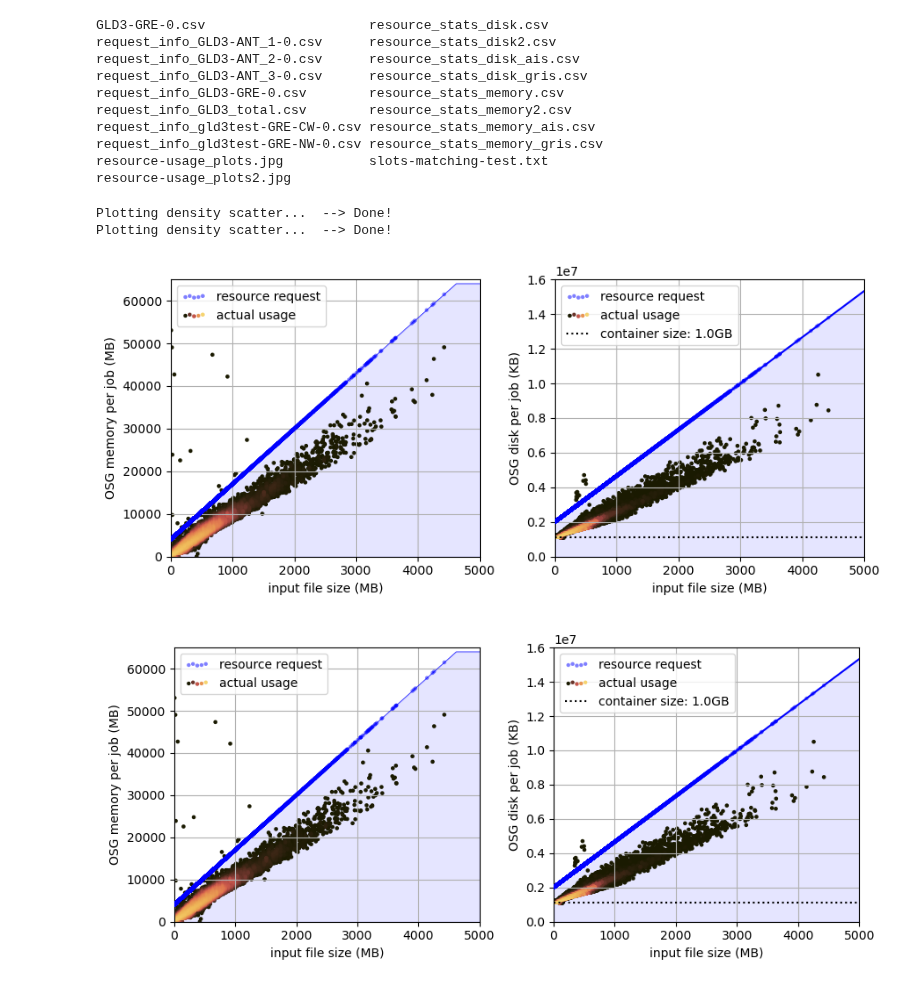
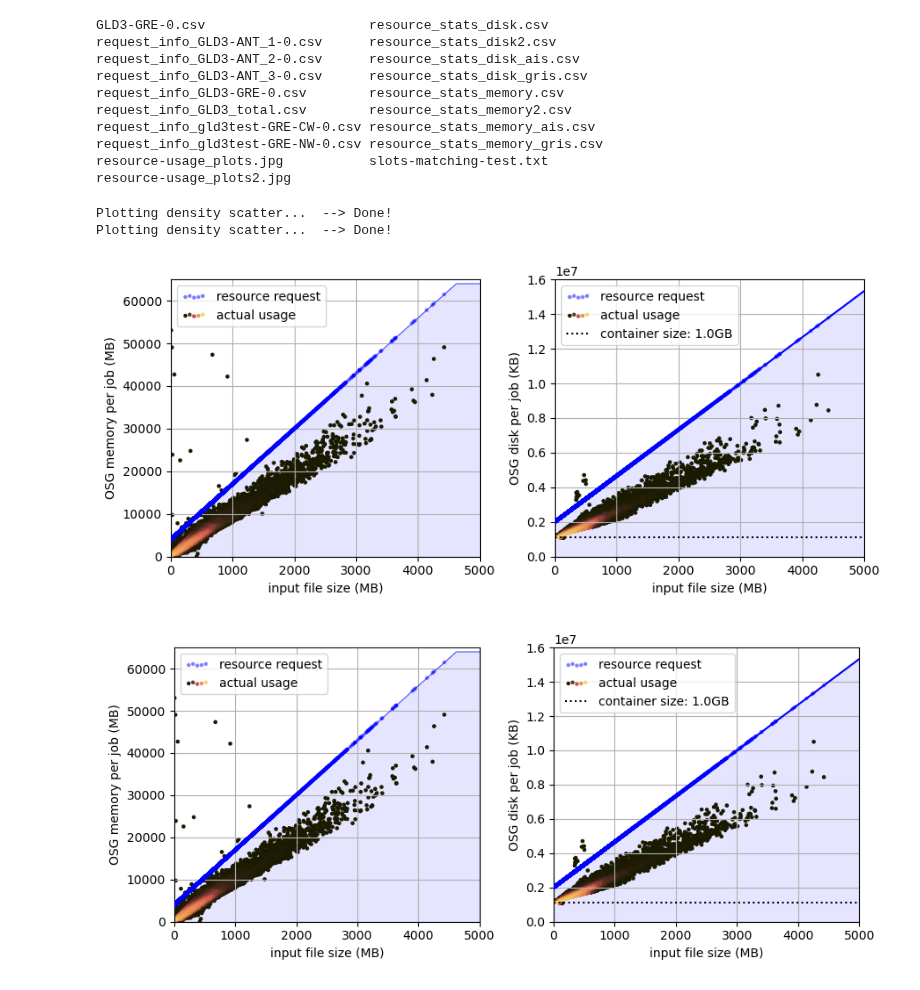
Before and after one commit to fliphilipp/GlacierLakeDetectionICESat2, a Jupyter notebook: request_data_and_make_granule_list.ipynb, the cells around one changed output. Saved outputs shown, nothing was run; the diff lists cells and outputs as text; code cells hidden in the pictures.

```diff
--- a/request_data_and_make_granule_list.ipynb
+++ b/request_data_and_make_granule_list.ipynb
@@ -1190,9 +925,0 @@ queue granule_url,granule_id,polygon,descriptor,polygon_full,mem_request,dsk_req
-# %%
-
-Xn = np.array(np.transpose(np.vstack((xnorm, dfseg_buffer['h']))))
-#kdt = KDTree(Xn, leaf_size=40)
-kdt = KDTree(Xn)
-idx, dist = kdt.query_radius(Xn, r=wid, count_only=False, return_distance=True,sort_results=True)
-density = (np.array([np.sum(1-np.abs(x/wid)) if (len(x)<(K_phot+1))
-           else np.sum(1-np.abs(x[:K_phot+1]/wid))
-           for x in dist]) - 1) / K_phot
@@ -1223,15 +952,19 @@ def density_scatter(x, y, ax=None, sort=True, wid=0.1, K_pts=30, scattersize_min
     Scatter plot colored by 2d histogram
     """
 
+    x = np.asarray(x)
+    y = np.asarray(y)
+
     print('Plotting density scatter... ', end='')
     if ax is None :
         fig , ax = plt.subplots()
-
-    # normalize data
-    x = np.asarray(x)
-    y = np.asarray(y)
-    xnorm = (x - np.nanmin(x)) /  (np.nanmax(x) - np.nanmin(x))
-    ynorm = (y - np.nanmin(y)) /  (np.nanmax(y) - np.nanmin(y))
+        xnorm = (x - np.nanmin(x)) /  (np.nanmax(x) - np.nanmin(x))
+        ynorm = (y - np.nanmin(y)) /  (np.nanmax(y) - np.nanmin(y))
+    else:
+        minx, maxx = ax.get_xlim()
+        miny, maxy = ax.get_ylim()
+        xnorm = (x - minx) /  (maxx - minx)
+        ynorm = (y - miny) /  (maxy - miny)
 
     # get density
     Xn = np.array(np.transpose(np.vstack((xnorm, ynorm))))
@@ -1332,47 +1065,47 @@ req_mem = [get_request_memory(x) for x in xvals]
 req_disk = [get_request_disk(x) for x in xvals]
 
 ax = axs[0]
+ax.set_xlim((0, np.max(xvals)))
+ax.set_ylim((0,65000))
 ax.fill_between(xvals, req_mem, color='b', alpha=0.1)
 ax.plot(xvals, req_mem, color='b', lw=0.5)
 ax.scatter(dfmm.size_mb, dfmm.req_mem, s=10, color='b', edgecolors='none', alpha=0.5, label='resource request',zorder=1000)
-density_scatter(dfmm.size_mb, dfmm.mem_used_mb, ax=ax, wid=0.0015, K_pts=40, edgecolors='none', alpha=1, cmap=cmap, vmin=0, vmax=v_max,
+density_scatter(dfmm.size_mb, dfmm.mem_used_mb, ax=ax, wid=0.003, K_pts=100, edgecolors='none', alpha=1, cmap=cmap, vmin=0, vmax=v_max,
                 scattersize_min=1, scattersize_max=10)
 # ax.scatter(dfmm.size_mb, dfmm.mem_used_mb, s=2, c=z, edgecolors='none', alpha=1, cmap=cmc.batlow)
 ax.scatter([-9999]*nscatt, [-9999]*nscatt, s=10, c=cmap(np.linspace(0, 1/v_max, nscatt)), edgecolors='none', alpha=1, label='actual usage')
 ax.grid()
 ax.set_xlabel('input file size (MB)')
 ax.set_ylabel('OSG memory per job (MB)')
-ax.set_xlim((0, np.max(xvals)))
-ax.set_ylim((0,65000))
 ax.legend(loc='upper left', scatterpoints=nscatt)
 
 ax = axs[1]
+ax.set_xlim((0, np.max(xvals)))
+ax.set_ylim((0,16e6))
 ax.fill_between(xvals, req_disk, color='b', alpha=0.1)
 ax.plot(xvals, req_disk, color='b')
 ax.scatter(dfdm.size_mb, dfdm.req_dsk, s=10, color='b', edgecolors='none', alpha=0.5, label='resource request',zorder=1000)
 # ax.scatter(dfdm.size_mb, dfdm.disk_used_kb, s=2, color='k', edgecolors='none', alpha=1)
-density_scatter(dfmm.size_mb, dfdm.disk_used_kb, ax=ax, wid=0.0015, K_pts=40, edgecolors='none', alpha=1, cmap=cmap, vmin=0, vmax=v_max,
+density_scatter(dfmm.size_mb, dfdm.disk_used_kb, ax=ax, wid=0.003, K_pts=100, edgecolors='none', alpha=1, cmap=cmap, vmin=0, vmax=v_max,
                 scattersize_min=1, scattersize_max=10)
 ax.scatter([-9999]*nscatt, [-9999]*nscatt, s=10, c=cmap(np.linspace(0, 1/v_max, nscatt)), edgecolors='none', alpha=1, label='actual usage')
 ax.grid(zorder=-100)
 ax.set_xlabel('input file size (MB)')
 ax.set_ylabel('OSG disk per job (KB)')
-ax.set_xlim((0, np.max(xvals)))
-ax.set_ylim((0,16e6))
 
 sif_fn = 'singularity_container/icelake-container_v1.sif'
 sif_size = os.path.getsize(sif_fn)
 sif_size_kb = sif_size / 1024
 sif_size_gb = sif_size_kb / 1024**2
 ax.axhline(sif_size_kb, color='k', linestyle=':', label='container size: %.1fGB' % sif_size_gb)
 
 ax.legend(loc='upper left', scatterpoints=nscatt)
 
 fig.tight_layout()
 fig.savefig('resource_analysis/resource-usage_plots.jpg',dpi=300)
 display(fig)
 # %% [output]
 Plotting density scatter...  --> Done!
 Plotting density scatter...  --> Done!
-[figure, old version]
+[figure, new version]
-[figure, old version]
+[figure, new version]
```
Also changed, not shown: parts of 8 cells of this notebook, 1 other file.
